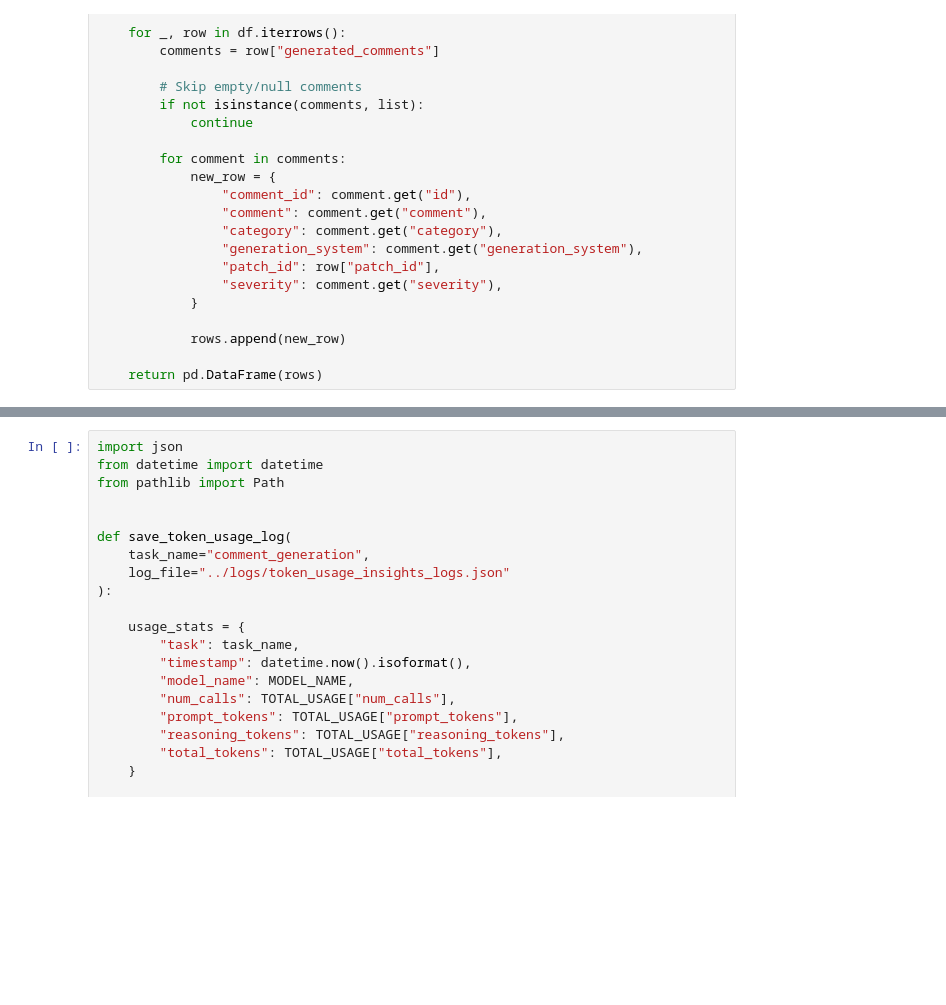
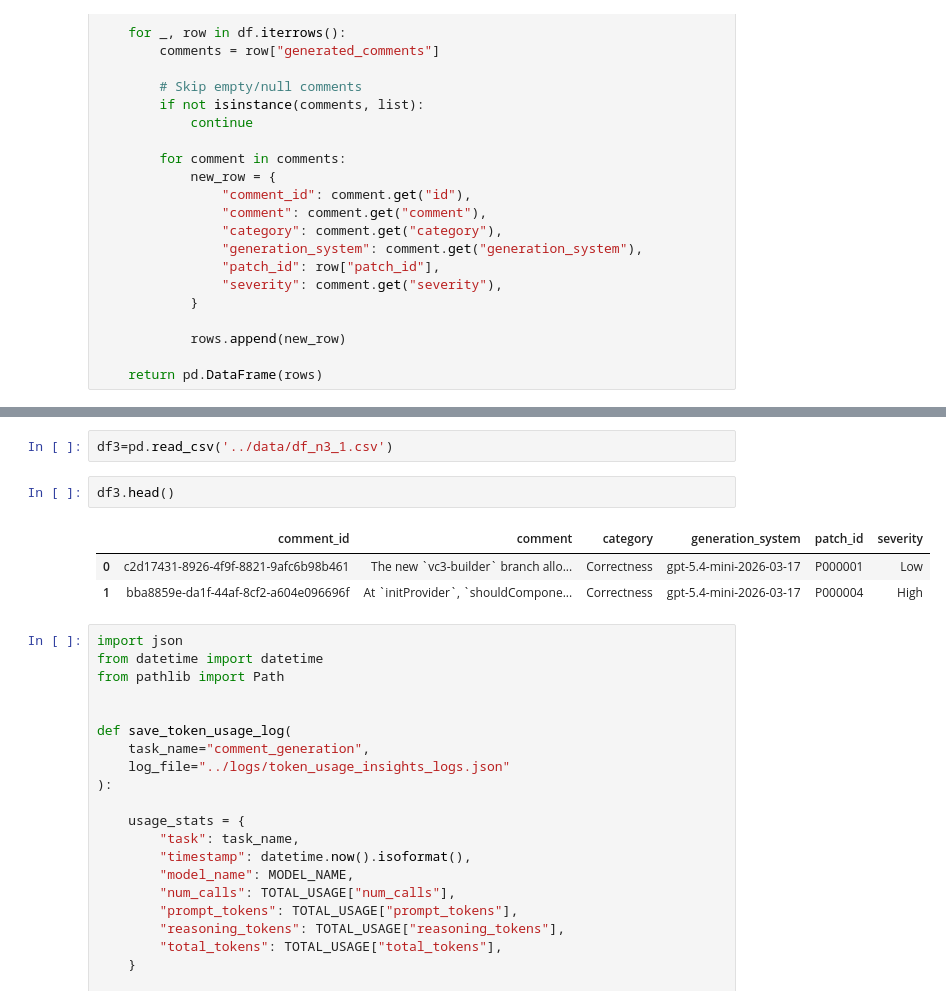
Before and after one commit to farahBassoumi/MultiLLM-Generation-and-Aggregation-Framework, a Jupyter notebook: scripts/comment_generation_1_n3a_generic.ipynb, the cells around one changed output, grey strips where cells are left out. Drawn from its saved outputs; the diff is of its cells as text; blank space fills up the shorter version.

Commit message:
Add Jupyter notebook for batch comment generation processing

```diff
--- a/scripts/comment_generation_1_n3a_generic.ipynb
+++ b/scripts/comment_generation_1_n3a_generic.ipynb
@@ -417,3 +716,11 @@ df_generated_comments.to_csv(f'{DATA_PATH}df_n3_1.csv', index=False)
+# %%
+df3=pd.read_csv('../data/df_n3_1.csv')
+# %%
+df3.head()
+# %% [output]
+|  | comment_id | comment | category | generation_system | patch_id | severity |
+| 0 | c2d17431-8926-4f9f-8821-9afc6b98b461 | The new `vc3-builder` branch allo... | Correctness | gpt-5.4-mini-2026-03-17 | P000001 | Low |
+| 1 | bba8859e-da1f-44af-8cf2-a604e096696f | At `initProvider`, `shouldCompone... | Correctness | gpt-5.4-mini-2026-03-17 | P000004 | High |
 # %%
 import json
 from datetime import datetime
```
Also changed, not shown: parts of 6 cells of this notebook, 23 other files.
